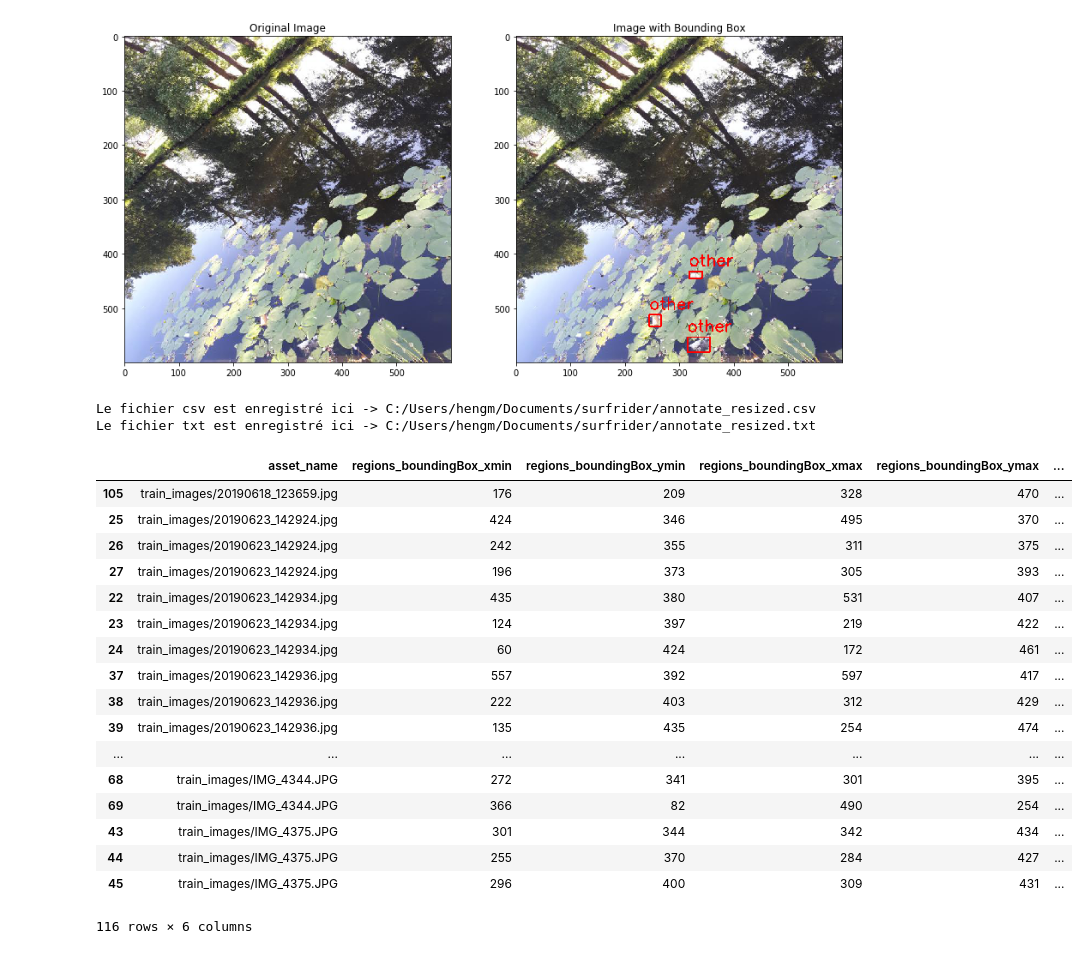
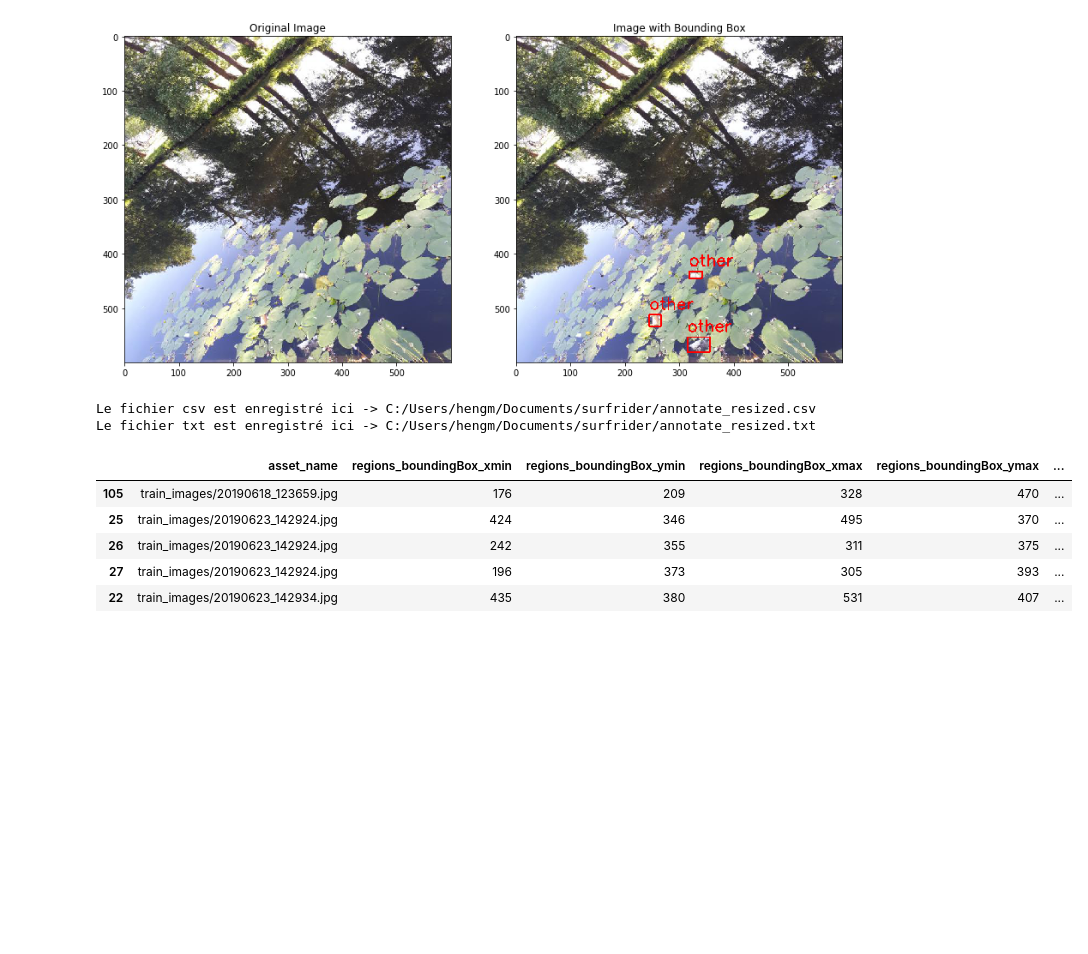
Before and after one commit to ShareAI-SF/SEA, a Jupyter notebook: Surfrider_notebook_fonctions.ipynb, the cells around one changed output. Saved outputs shown, nothing was run; the diff lists cells and outputs as text; code cells hidden in the pictures; blank space fills up the shorter version.

```diff
--- a/Surfrider_notebook_fonctions.ipynb
+++ b/Surfrider_notebook_fonctions.ipynb
@@ -343,28 +343,16 @@ display(liste_img, dataset_resized, "resize/echantillon_input/")
 20190628_183115.jpg
 [figure]
 # %%
-get_csv_txt("train_images/", "./", "annotate_resized", dataset_resized)
+get_csv_txt("train_images/", "./", "annotate_resized", dataset_resized).head()
 # %% [output]
 Le fichier csv est enregistré ici -> C:/Users/hengm/Documents/surfrider/annotate_resized.csv
 Le fichier txt est enregistré ici -> C:/Users/hengm/Documents/surfrider/annotate_resized.txt
 |  | asset_name | regions_boundingBox_xmin | regions_boundingBox_ymin | regions_boundingBox_xmax | regions_boundingBox_ymax | ... |
 | 105 | train_images/20190618_123659.jpg | 176 | 209 | 328 | 470 | ... |
 | 25 | train_images/20190623_142924.jpg | 424 | 346 | 495 | 370 | ... |
 | 26 | train_images/20190623_142924.jpg | 242 | 355 | 311 | 375 | ... |
 | 27 | train_images/20190623_142924.jpg | 196 | 373 | 305 | 393 | ... |
 | 22 | train_images/20190623_142934.jpg | 435 | 380 | 531 | 407 | ... |
-| 23 | train_images/20190623_142934.jpg | 124 | 397 | 219 | 422 | ... |
-| 24 | train_images/20190623_142934.jpg | 60 | 424 | 172 | 461 | ... |
-| 37 | train_images/20190623_142936.jpg | 557 | 392 | 597 | 417 | ... |
-| 38 | train_images/20190623_142936.jpg | 222 | 403 | 312 | 429 | ... |
-| 39 | train_images/20190623_142936.jpg | 135 | 435 | 254 | 474 | ... |
-| ... | ... | ... | ... | ... | ... | ... |
-| 68 | train_images/IMG_4344.JPG | 272 | 341 | 301 | 395 | ... |
-| 69 | train_images/IMG_4344.JPG | 366 | 82 | 490 | 254 | ... |
-| 43 | train_images/IMG_4375.JPG | 301 | 344 | 342 | 434 | ... |
-| 44 | train_images/IMG_4375.JPG | 255 | 370 | 284 | 427 | ... |
-| 45 | train_images/IMG_4375.JPG | 296 | 400 | 309 | 431 | ... |
-116 rows × 6 columns
 # %%
 # liste_img = [dataset[dataset["asset_name"] == name].index[0] for name in dataset["asset_name"].unique()][:1]
 # for i in liste_img:
```
